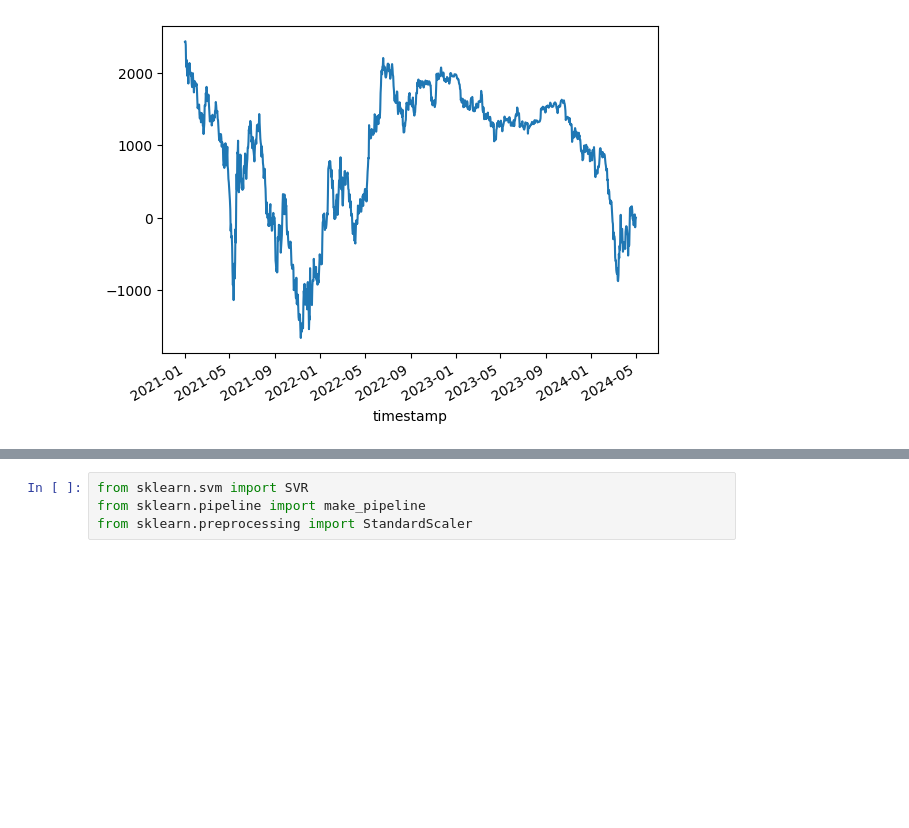
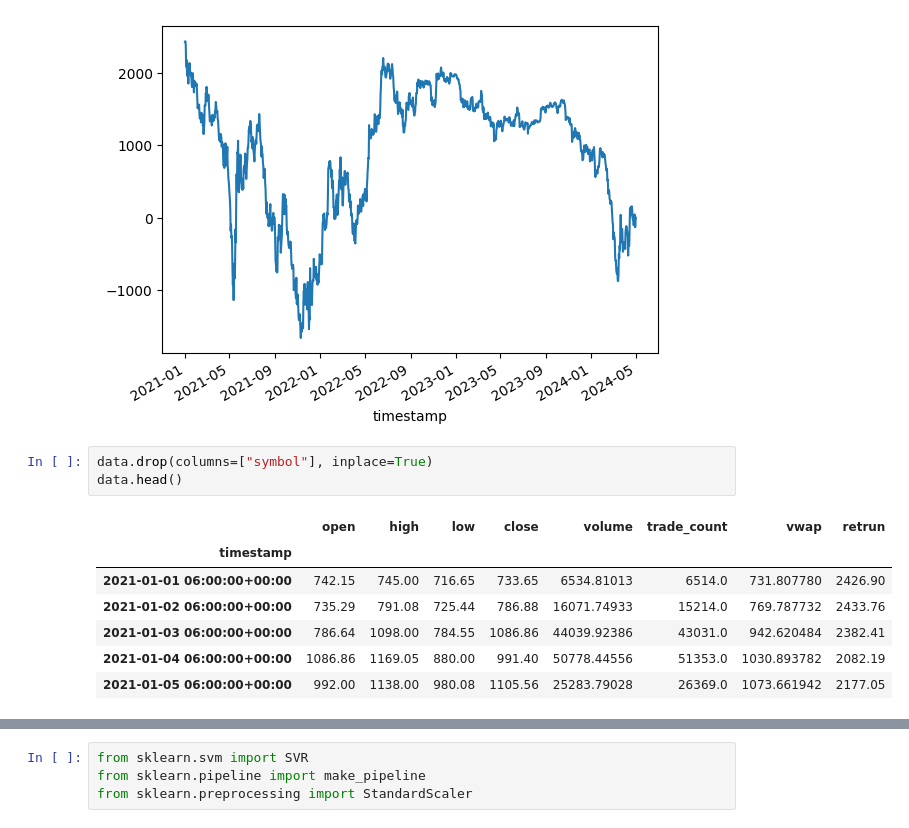
Before and after one commit to AxelGard/cira-examples, a Jupyter notebook: optim.ipynb, the cells around one changed output, grey strips where cells are left out. Cells and saved outputs as stored; diff of their text form; blank space fills up the shorter version.

```diff
--- a/regressor.ipynb
+++ b/optim.ipynb
@@ -42,3 +42,14 @@ data["retrun"].plot()
 # %% [output]
 <Axes: xlabel='timestamp'>
 [figure]
+# %%
+data.drop(columns=["symbol"], inplace=True)
+data.head()
+# %% [output]
+|  | open | high | low | close | volume | trade_count | vwap | retrun |
+| timestamp |  |  |  |  |  |  |  |  |
+| 2021-01-01 06:00:00+00:00 | 742.15 | 745.00 | 716.65 | 733.65 | 6534.81013 | 6514.0 | 731.807780 | 2426.90 |
+| 2021-01-02 06:00:00+00:00 | 735.29 | 791.08 | 725.44 | 786.88 | 16071.74933 | 15214.0 | 769.787732 | 2433.76 |
+| 2021-01-03 06:00:00+00:00 | 786.64 | 1098.00 | 784.55 | 1086.86 | 44039.92386 | 43031.0 | 942.620484 | 2382.41 |
+| 2021-01-04 06:00:00+00:00 | 1086.86 | 1169.05 | 880.00 | 991.40 | 50778.44556 | 51353.0 | 1030.893782 | 2082.19 |
+| 2021-01-05 06:00:00+00:00 | 992.00 | 1138.00 | 980.08 | 1105.56 | 25283.79028 | 26369.0 | 1073.661942 | 2177.05 |
```
Also changed, not shown: parts of 6 cells of this notebook, 2 other files.
